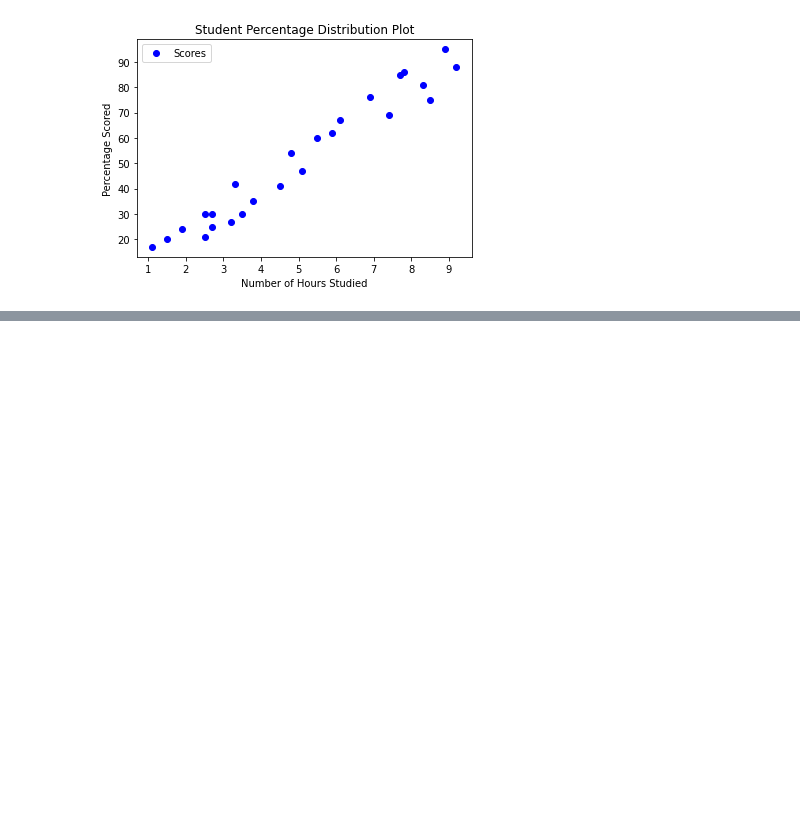
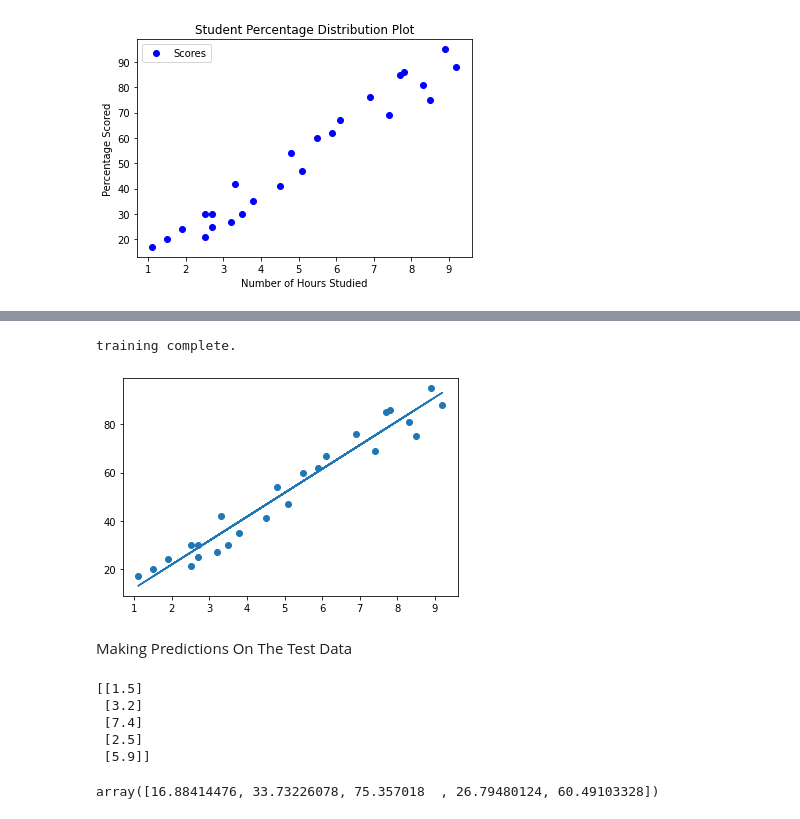
Before and after one commit to iffatzahra/TSF-Task-1, a Jupyter notebook: Student_Percentage_Prediction_Unsupervised_ML.ipynb, the cells around one changed output, grey strips where cells are left out. Drawn from its saved outputs; the diff is of its cells as text; code cells hidden in the pictures; blank space fills up the shorter version.

```diff
--- a/Student_Percentage_Prediction_Unsupervised_ML.ipynb
+++ b/Student_Percentage_Prediction_Unsupervised_ML.ipynb
@@ -63,0 +97,3 @@ plt.show()
+# %%
+features = df.iloc[:, :-1].values
+labels = df.iloc[:, 1].values
@@ -63,0 +102,2 @@ plt.show()
+# %%
+train_data, test_data, train_labels, test_labels = train_test_split(features, labels,  test_size=0.2, random_state=0)
@@ -63,0 +164,32 @@ plt.show()
+# %%
+# Training Algorithm
+regressor = LinearRegression()
+regressor.fit(train_data, train_labels)
+print("training complete.")
+# %% [output]
+training complete.
+# %%
+# Plotting the Regression line
+line = regressor.coef_*features + regressor.intercept_
+
+# Plotting for the test data
+plt.scatter(features, labels)
+plt.plot(features, line);
+plt.show()
+# %% [output]
+[figure, added]
+# %% [markdown]
+Making Predictions On The Test Data
+# %%
+print(test_data)
+# %% [output]
+[[1.5]
+ [3.2]
+ [7.4]
+ [2.5]
+ [5.9]]
+# %%
+test_predictions = regressor.predict(test_data)
+test_predictions
+# %% [output]
+array([16.88414476, 33.73226078, 75.357018  , 26.79480124, 60.49103328])
```
Also changed, not shown: parts of 25 cells of this notebook.
